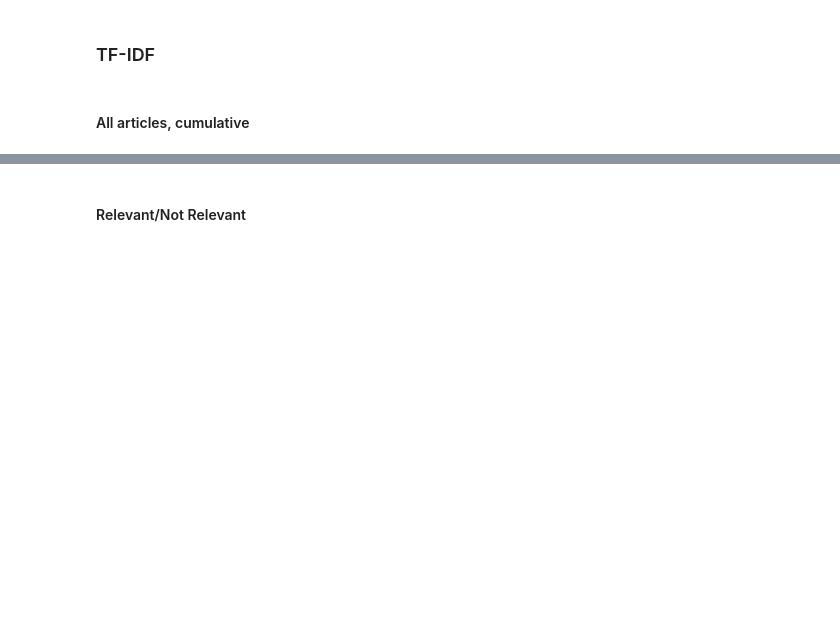
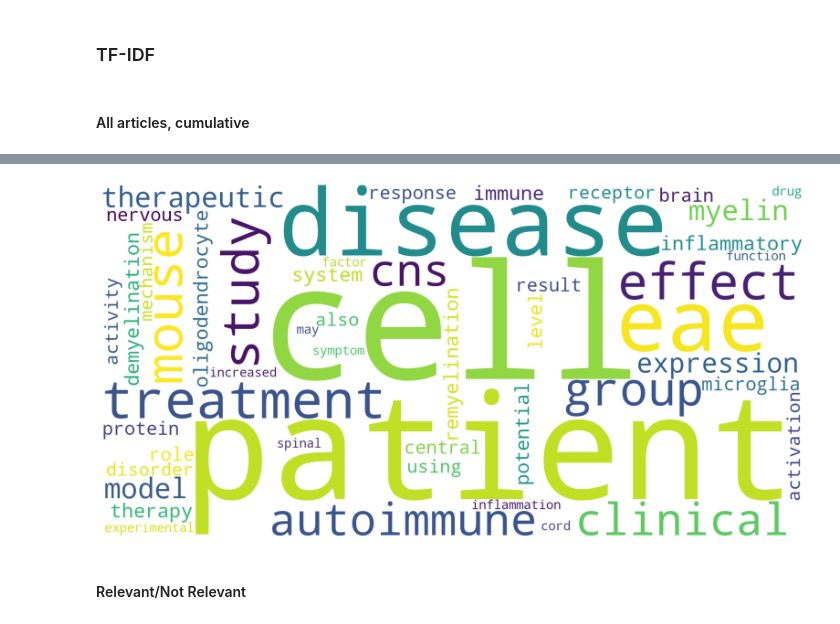
Before and after one commit to bialczykk/gregory-ai, a Jupyter notebook: EDA/eda_working.ipynb, the cells around one changed output, grey strips where cells are left out. Drawn from its saved outputs; the diff is of its cells as text; code cells hidden in the pictures; blank space fills up the shorter version.

Commit message:
cleaned relative frequencies calculations

```diff
--- a/EDA/eda_working.ipynb
+++ b/EDA/eda_working.ipynb
@@ -239,0 +214,28 @@ plt.show()
+# %%
+stp_words = ['doi', 'online', 'ahead', 'multiple', 'sclerosis']
+
+# Initialize the TfidfVectorizer
+vectorizer = TfidfVectorizer(stop_words=stp_words, max_features=1000)
+
+# Fit and transform the 'summary' column
+X = vectorizer.fit_transform(articles['summary'])
+
+# Get the feature names (words) and their TF-IDF scores
+feature_names = vectorizer.get_feature_names_out()
+tfidf_scores = X.toarray()
+
+# Sum the TF-IDF scores for each word across all documents
+word_scores = tfidf_scores.mean(axis=0)
+
+# Sort the words by their total score
+word_scores_sorted_indices = word_scores.argsort()[::-1]
+most_frequent_words = [feature_names[i] for i in word_scores_sorted_indices]
+
+# keep table with top 20 frequent words and their scores (two columns)
+most_frequent_words = pd.DataFrame(most_frequent_words, columns=['feature'])
+# %%
+# add column with score
+most_frequent_words['score'] = word_scores[word_scores_sorted_indices]
+
+# print top 20 words
+print(most_frequent_words.head(10))
@@ -240,2 +254,20 @@ plt.show()
+# %%
+# creating a word cloud for most_frequent_words with size of the word proportional to its score
+# create a function to plot word cloud
+def create_wordcloud(df, n=20):
+    '''df columns: feature, score. Feature is word in the wordloud, the higher the score, the larger the word
+    n represents number of words with highest score value to visualize in the wordcloud'''
+    df = df.head(n)
+    text = dict(zip(df['feature'], df['score']))
+    wordcloud = WordCloud(width=1600, height=800, background_color='white', max_words=n).generate_from_frequencies(text)
+    plt.figure(figsize=(20,10))
+    plt.imshow(wordcloud, interpolation='bilinear')
+    plt.axis("off")
+    plt.show()
+
+# create wordcloud for most_frequent_words
+create_wordcloud(most_frequent_words, n=50)
+# %% [output]
+[figure, added]
 # %% [markdown]
 #### Relevant/Not Relevant
```
Also changed, not shown: parts of 56 cells of this notebook, 9 other files.
